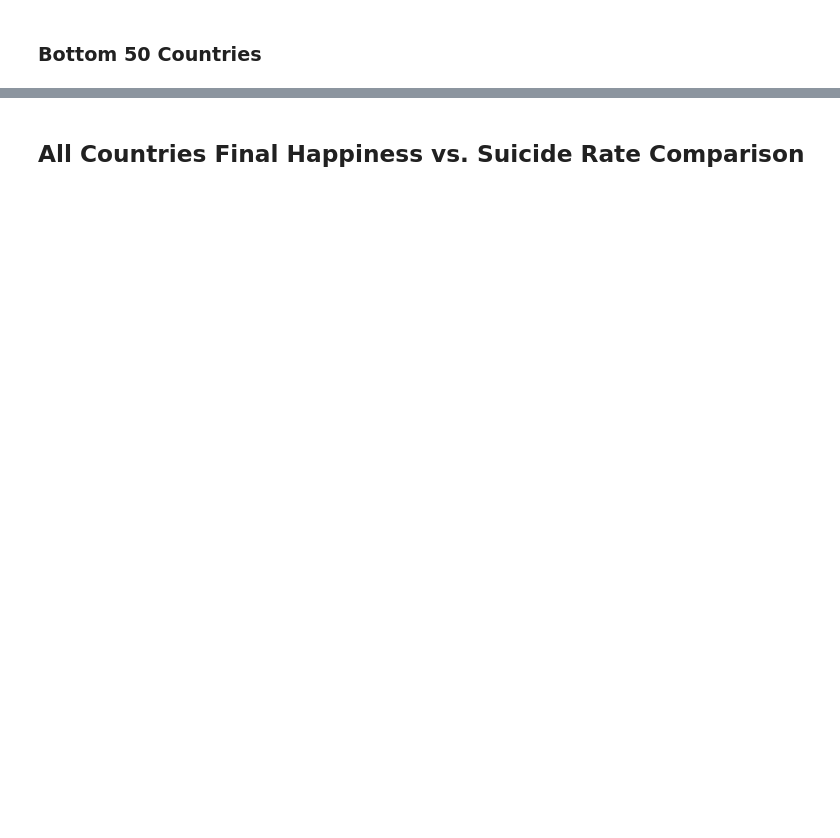
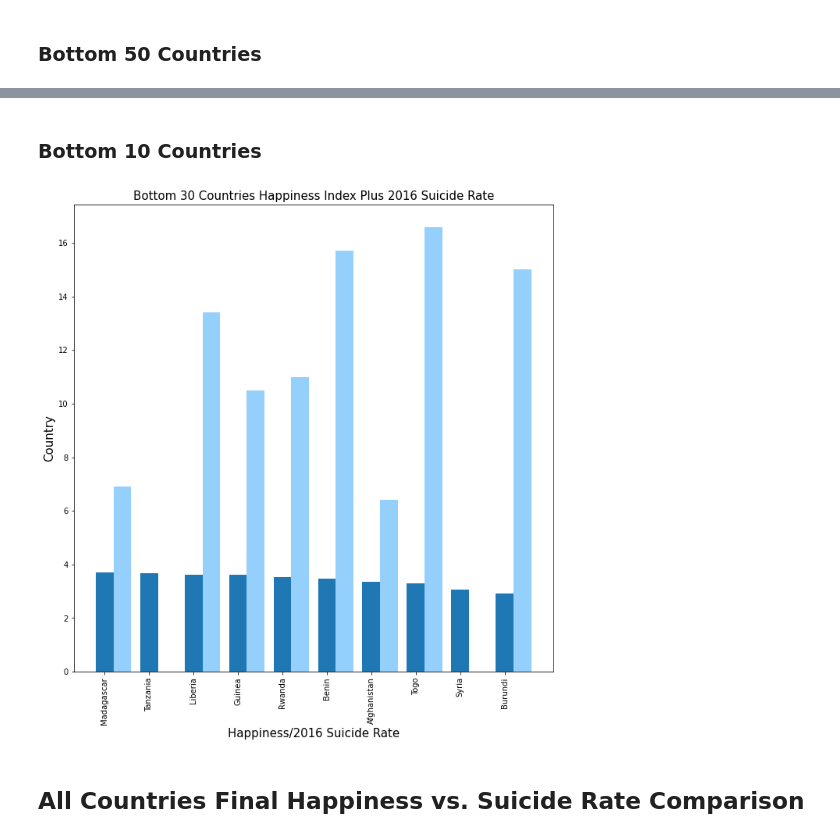
Before and after one commit to TBBSparks/Team-Happiness, a Jupyter notebook: TeamHappiness_Combined_V1.ipynb, the cells around one changed output, grey strips where cells are left out. Saved outputs shown, nothing was run; the diff lists cells and outputs as text; code cells hidden in the pictures; blank space fills up the shorter version.

```diff
--- a/TeamHappiness_Combined_V1.ipynb
+++ b/TeamHappiness_Combined_V1.ipynb
@@ -198,3 +171,30 @@ plt.savefig("Plot_3")
+# %% [markdown]
+### Bottom 10 Countries
+# %%
+# # Calculate total population suicide rate per country
+# Avg_Suicide_Rate=suicide_df
+
+# Horizontal stacked bar chart
+
+low_Happy_Score=low10_df["Happiness Score"]
+low_Suicide_Rate=low10_df["2016"]
+lowIndex=low10_df["Country"]
+x=["low_Happy_Score","low_Suicide_Rate"]
+
+plt.bar(np.arange(len(low_Happy_Score)),low_Happy_Score,width=w)
+plt.bar(np.arange(len(low_Suicide_Rate))+w,low_Suicide_Rate,width=w,color="#95D0FC")
+plt.xticks(range(0,len(lowIndex)), lowIndex,rotation="vertical")
+
+plt.rcParams["figure.figsize"]=(11,11)
+plt.title("Bottom 30 Countries Happiness Index Plus 2016 Suicide Rate",fontsize=15)
+plt.ylabel("Country",fontsize=15)
+plt.xlabel("Happiness/2016 Suicide Rate",fontsize=15)
+plt.rc('xtick', labelsize=10)
+plt.rc('ytick', labelsize=10)
+plt.savefig("Plot_1")
+plt.show()
+# %% [output]
+[figure, added]
 # %% [markdown]
 ## All Countries Final Happiness vs. Suicide Rate Comparison
 # %%
```
Also changed, not shown: parts of 9 cells of this notebook, 5 other files.
